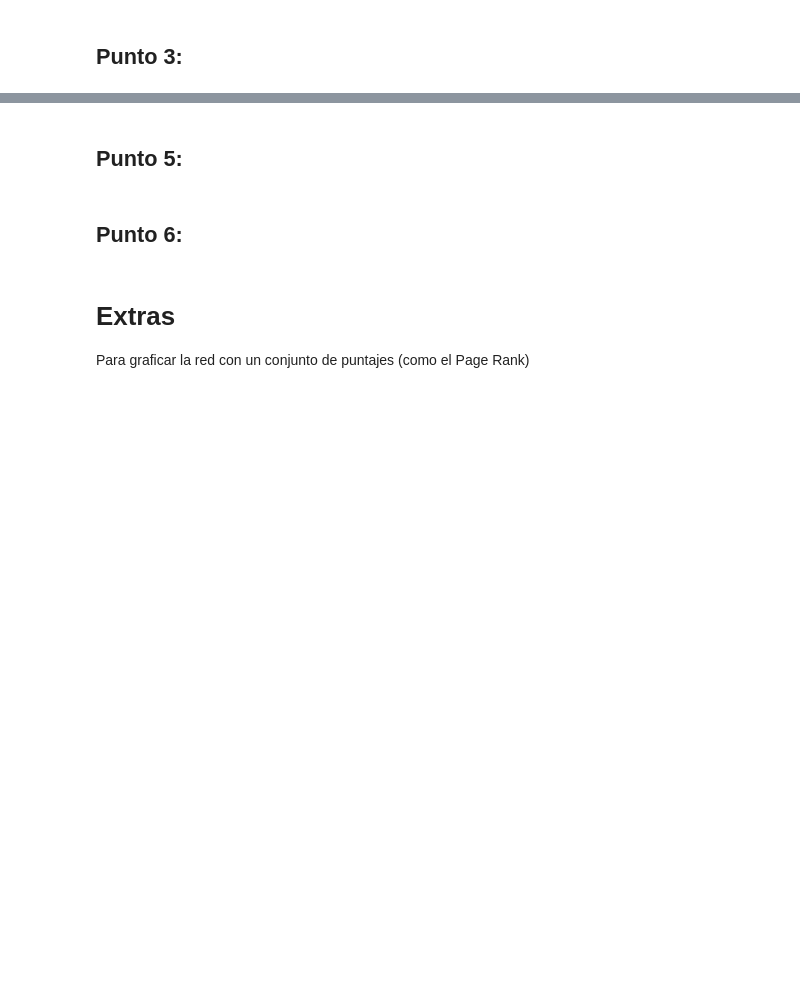
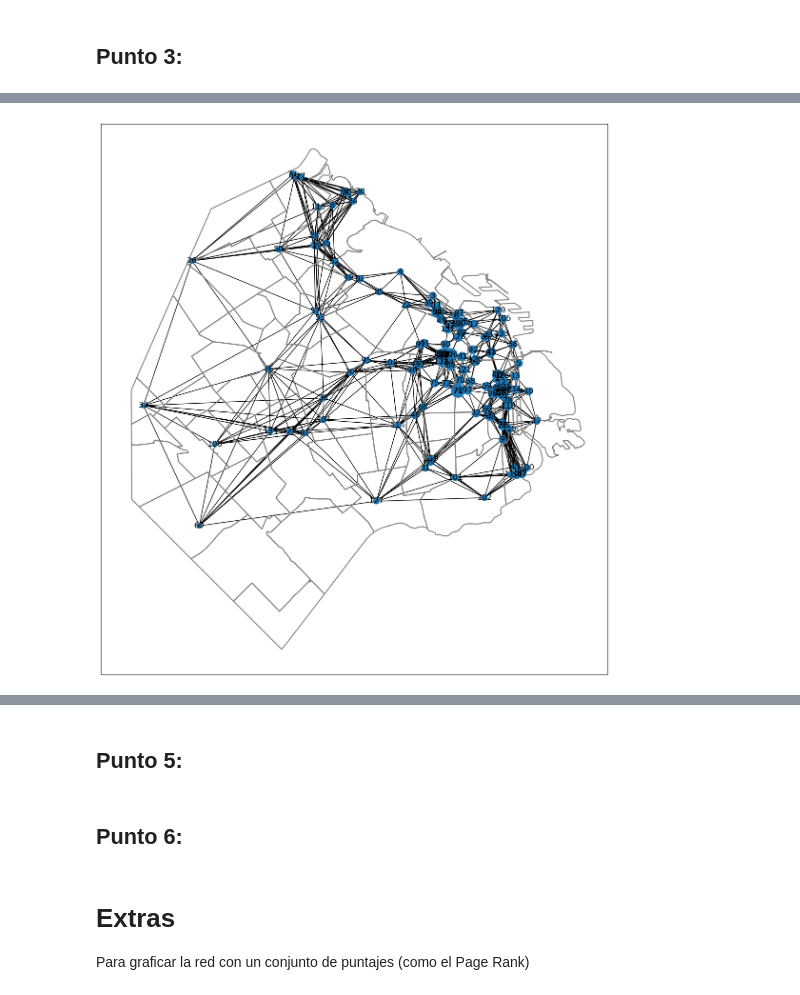
Before and after one commit to melialarcon/tp-alc, a Jupyter notebook: TP1-museos-page-rank/TP1_template.ipynb, the cells around one changed output, grey strips where cells are left out. Drawn from its saved outputs; the diff is of its cells as text; code cells hidden in the pictures; blank space fills up the shorter version.

```diff
--- a/TP1-museos-page-rank/TP1_template.ipynb
+++ b/TP1-museos-page-rank/TP1_template.ipynb
@@ -217,0 +342,15 @@ Ahora nos interesaría saber:
+# %%
+# Cambiamos m = 10
+
+m = 10
+A = construye_adyacencia(D, m)
+
+G = nx.from_numpy_array(A) # Construimos la red a partir de la matriz de adyacencia
+# Construimos un layout a partir de las coordenadas geográficas
+G_layout = {i:v for i,v in enumerate(zip(museos.to_crs("EPSG:22184").get_coordinates()['x'],museos.to_crs("EPSG:22184").get_coordinates()['y']))}
+
+fig, ax = plt.subplots(figsize=(15, 15)) # Visualización de la red en el mapa
+barrios.to_crs("EPSG:22184").boundary.plot(color='gray',ax=ax) # Graficamos Los barrios
+nx.draw_networkx(G,G_layout,ax=ax, node_size=p * 20000) # Graficamos los museos
+# %% [output]
+[figure, added]
```
Also changed, not shown: parts of 11 cells of this notebook, 1 other file.
